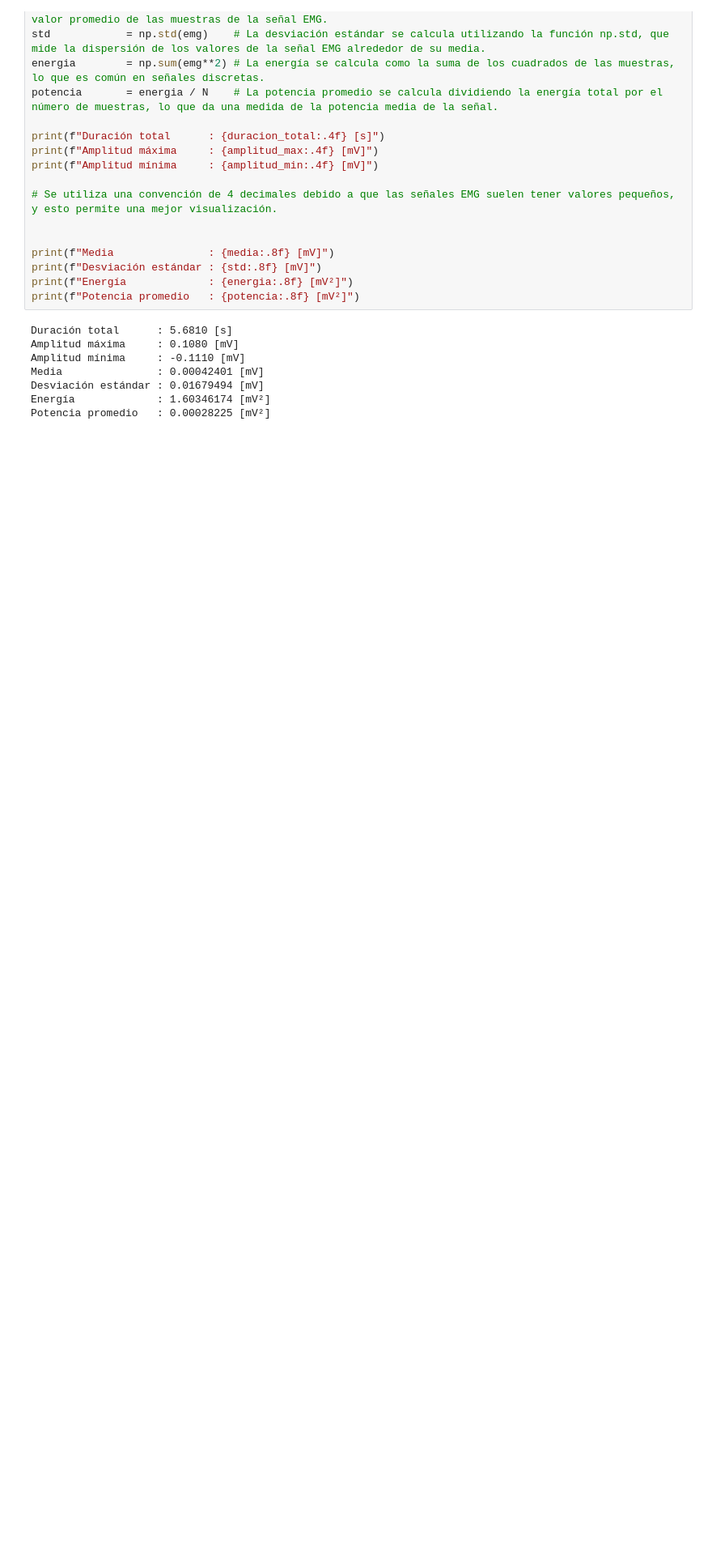
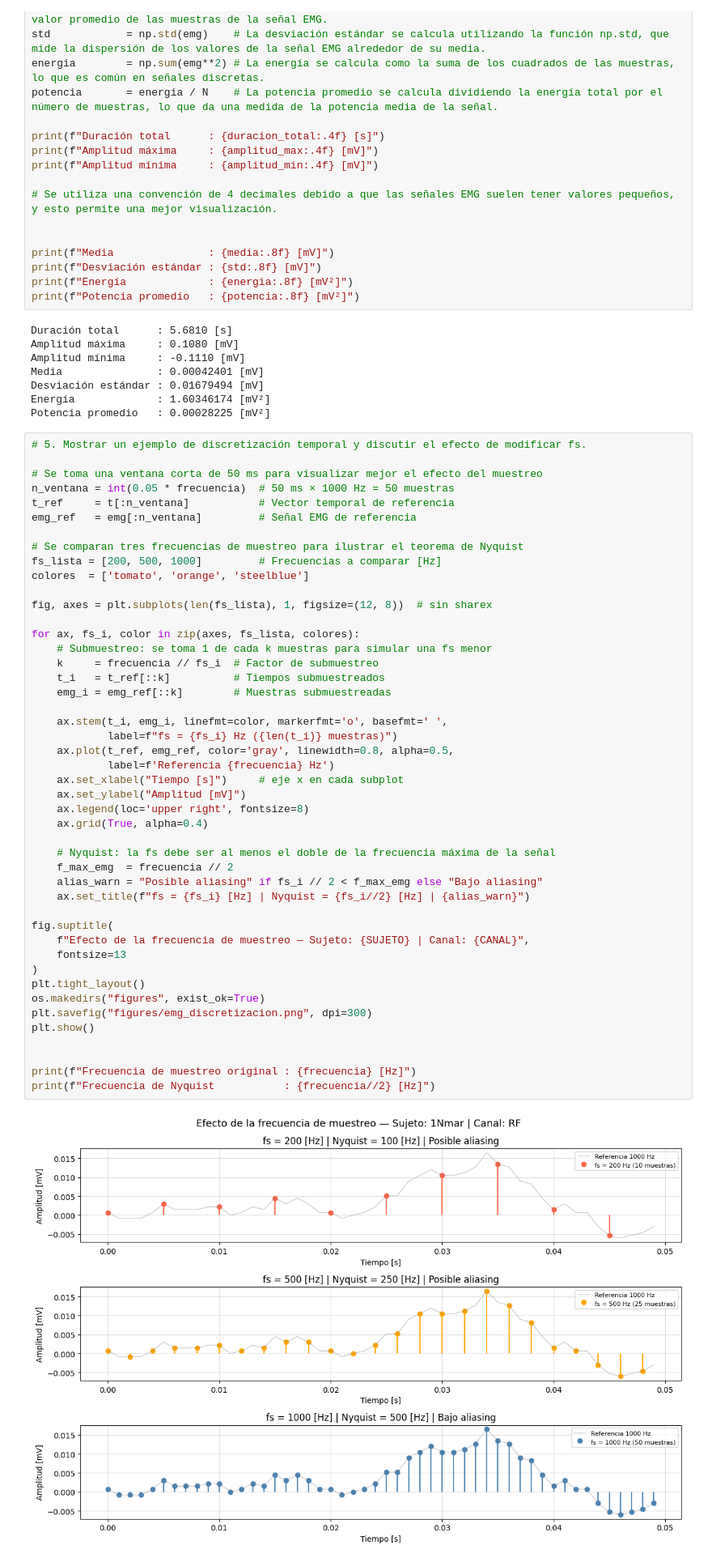
Before and after one commit to bastian-caris/EMG-Signal-Processing, a Jupyter notebook: Scripts/EMG_analisis.ipynb, the cells around one changed output. Shown at 81% size. Drawn from its saved outputs; the diff is of its cells as text; blank space fills up the shorter version.

Commit message:
5. Mostrar un ejemplo de discretización temporal y discutir el efecto de modificar fs.

```diff
--- a/Scripts/EMG_analisis.ipynb
+++ b/Scripts/EMG_analisis.ipynb
@@ -130,3 +130,51 @@ Media               : 0.00042401 [mV]
 Desviación estándar : 0.01679494 [mV]
 Energía             : 1.60346174 [mV²]
 Potencia promedio   : 0.00028225 [mV²]
+# %%
+# 5. Mostrar un ejemplo de discretización temporal y discutir el efecto de modificar fs.
+
+# Se toma una ventana corta de 50 ms para visualizar mejor el efecto del muestreo
+n_ventana = int(0.05 * frecuencia)  # 50 ms × 1000 Hz = 50 muestras
+t_ref     = t[:n_ventana]           # Vector temporal de referencia
+emg_ref   = emg[:n_ventana]         # Señal EMG de referencia
+
+# Se comparan tres frecuencias de muestreo para ilustrar el teorema de Nyquist
+fs_lista = [200, 500, 1000]         # Frecuencias a comparar [Hz]
+colores  = ['tomato', 'orange', 'steelblue']
+
+fig, axes = plt.subplots(len(fs_lista), 1, figsize=(12, 8))  # sin sharex
+
+for ax, fs_i, color in zip(axes, fs_lista, colores):
+    # Submuestreo: se toma 1 de cada k muestras para simular una fs menor
+    k     = frecuencia // fs_i  # Factor de submuestreo
+    t_i   = t_ref[::k]          # Tiempos submuestreados
+    emg_i = emg_ref[::k]        # Muestras submuestreadas
+
+    ax.stem(t_i, emg_i, linefmt=color, markerfmt='o', basefmt=' ',
+            label=f"fs = {fs_i} Hz ({len(t_i)} muestras)")
+    ax.plot(t_ref, emg_ref, color='gray', linewidth=0.8, alpha=0.5,
+            label=f'Referencia {frecuencia} Hz')
+    ax.set_xlabel("Tiempo [s]")     # eje x en cada subplot
+    ax.set_ylabel("Amplitud [mV]")
+    ax.legend(loc='upper right', fontsize=8)
+    ax.grid(True, alpha=0.4)
+
+    # Nyquist: la fs debe ser al menos el doble de la frecuencia máxima de la señal
+    f_max_emg  = frecuencia // 2
+    alias_warn = "Posible aliasing" if fs_i // 2 < f_max_emg else "Bajo aliasing"
+    ax.set_title(f"fs = {fs_i} [Hz] | Nyquist = {fs_i//2} [Hz] | {alias_warn}")
+
+fig.suptitle(
+    f"Efecto de la frecuencia de muestreo — Sujeto: {SUJETO} | Canal: {CANAL}",
+    fontsize=13
+)
+plt.tight_layout()
+os.makedirs("figures", exist_ok=True)
+plt.savefig("figures/emg_discretizacion.png", dpi=300)
+plt.show()
+
+
+print(f"Frecuencia de muestreo original : {frecuencia} [Hz]")
+print(f"Frecuencia de Nyquist           : {frecuencia//2} [Hz]")
+# %% [output]
+[figure, added]
```
Also changed, not shown: parts of 1 cell of this notebook, 1 other file.
